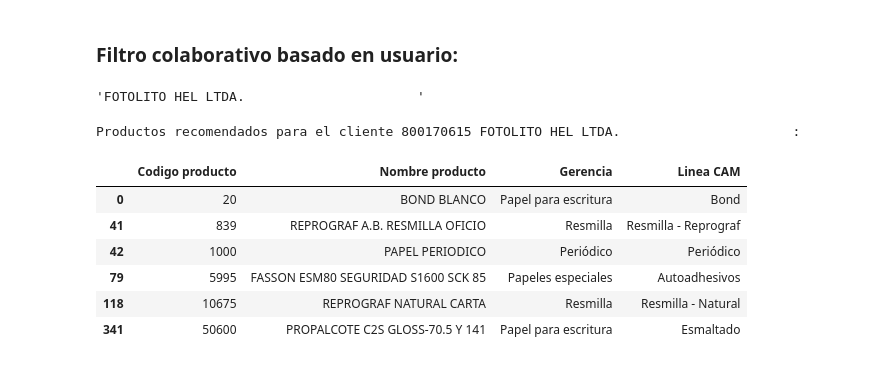
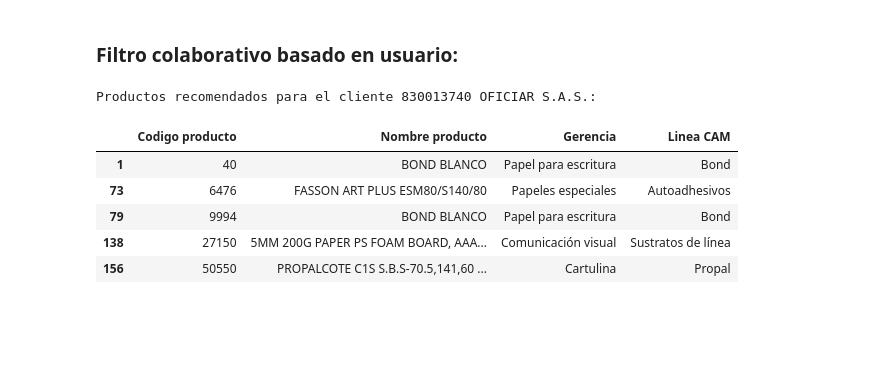
Before and after one commit to TomasCardeLo/ML-Dispapeles-TomasCaLo, a Jupyter notebook: Recomendaciones/Recommendation v1.ipynb, the cells around one changed output. Drawn from its saved outputs; the diff is of its cells as text; code cells hidden in the pictures; blank space fills up the shorter version.

```diff
--- a/Recomendaciones/Recommendation v1.ipynb
+++ b/Recomendaciones/Recommendation v1.ipynb
@@ -37,6 +37,7 @@ def df_cluster(nits_clientes, distrito, fecha_inicial, fecha_final):
     df_productos = df_productos.drop("Unidades", axis= 1)
     df_nits = df_SQL_nits.groupby(["Nitcliente", "Nombre cliente"]).sum().reset_index()
     df_nits = df_nits.drop("Unidades", axis= 1)
+    df_nits["Nombre cliente"] = df_nits["Nombre cliente"].str.rstrip()
 
     return df_SQL_nits, df_productos, df_nits
 # %%
@@ -57,7 +58,7 @@ df_clusters = df_clusters.drop(col_eliminar, axis= 1)
 
 filtro_distrito = 10
 filtro_tipozona = "Artes graficas"
-filtro_cluster = "A"
+filtro_cluster = "B"
 
 df_clusters_f = df_clusters[
                             (df_clusters["Codigo distrito"] == filtro_distrito) &
@@ -101,29 +102,23 @@ def get_user_recommendations(Nitcliente, num_recommendations=10):
     weighted_productos[producto_comprado] = 0
 
     # Ordenar las películas recomendadas por la clasificación ponderada
-    codigos_productos = np.argsort(weighted_productos)[::-1][:num_recommendations+1]
+    codigos_productos = np.argsort(weighted_productos)[::-1][:num_recommendations]
 
     # Obtener los títulos de las películas recomendadas
     recommended_productos = productos_cluster.iloc[productos_cluster.index.isin(codigos_productos)]
 
     return recommended_productos
-# %%
-a = ventas_nits[ventas_nits["Nitcliente"] == 800170615]["Nombre cliente"].values
-a[0]
-# %% [output]
-'FOTOLITO HEL LTDA.                      '
 # %%
-Nitcliente = 800170615
+Nitcliente = 830013740
 Nombre_cliente = nombre_cliente(ventas_nits, Nitcliente)
 recommended_productos = get_user_recommendations(Nitcliente= Nitcliente, num_recommendations= 5)
 print(f"Productos recomendados para el cliente {Nitcliente} {Nombre_cliente}:")
 recommended_productos
 # %% [output]
-Productos recomendados para el cliente 800170615 FOTOLITO HEL LTDA.                      :
+Productos recomendados para el cliente 830013740 OFICIAR S.A.S.:
 |  | Codigo producto | Nombre producto | Gerencia | Linea CAM |
-| 0 | 20 | BOND BLANCO | Papel para escritura | Bond |
-| 41 | 839 | REPROGRAF A.B. RESMILLA OFICIO | Resmilla | Resmilla - Reprograf |
-| 42 | 1000 | PAPEL PERIODICO | Periódico | Periódico |
-| 79 | 5995 | FASSON ESM80 SEGURIDAD S1600 SCK 85 | Papeles especiales | Autoadhesivos |
-| 118 | 10675 | REPROGRAF NATURAL CARTA | Resmilla | Resmilla - Natural |
-| 341 | 50600 | PROPALCOTE C2S GLOSS-70.5 Y 141 | Papel para escritura | Esmaltado |
+| 1 | 40 | BOND BLANCO | Papel para escritura | Bond |
+| 73 | 6476 | FASSON ART PLUS ESM80/S140/80 | Papeles especiales | Autoadhesivos |
+| 79 | 9994 | BOND BLANCO | Papel para escritura | Bond |
+| 138 | 27150 | 5MM 200G PAPER PS FOAM BOARD, AAA... | Comunicación visual | Sustratos de línea |
+| 156 | 50550 | PROPALCOTE C1S S.B.S-70.5,141,60 ... | Cartulina | Propal |
```
Also changed, not shown: 2 other files.
